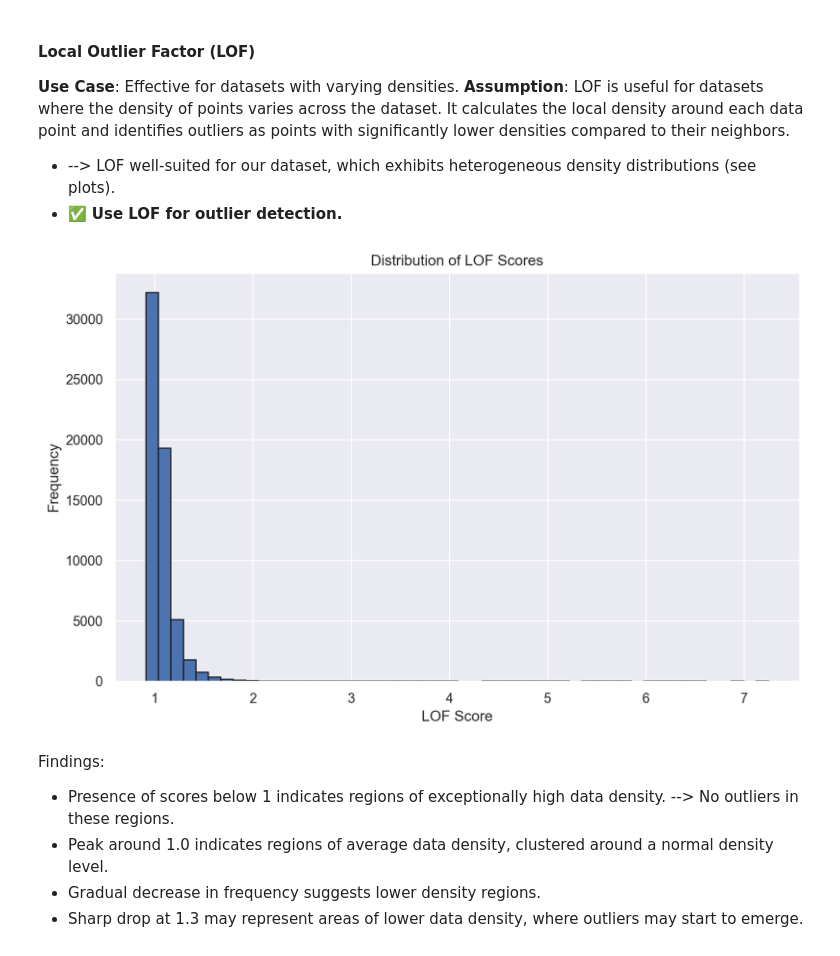
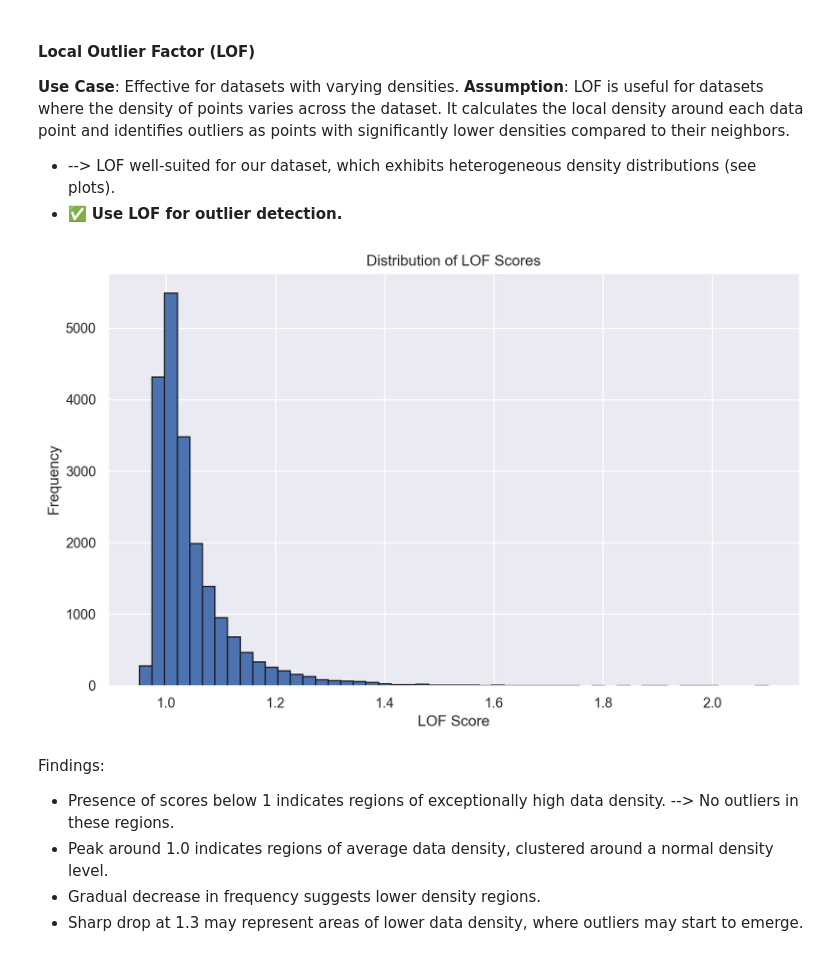
Before and after one commit to nina-prog/damage-propagation-modeling, a Jupyter notebook: notebooks/240512_nina_data_preprocessing.ipynb, the cells around one changed output. Cells and saved outputs as stored; diff of their text form; code cells hidden in the pictures.

Commit message:
Refactor data cleaning

```diff
--- a/notebooks/240512_nina_data_preprocessing.ipynb
+++ b/notebooks/240512_nina_data_preprocessing.ipynb
@@ -185,5 +112,9 @@ missing_features
 train_data.drop(missing_features, axis=1, inplace=True)
 test_data.drop(missing_features, axis=1, inplace=True)
+# %%
+# impute the remaining missing values using interpolation (splines)
+train_data.interpolate(method='spline', order=3, inplace=True)
+test_data.interpolate(method='spline', order=3, inplace=True)
 # %% [markdown]
 ### Handle Single Unique Values
 # %%
@@ -375,21 +248,21 @@ Original DataFrame shape: (61249, 24), Resulting DataFrame shape: (61249, 24)
 # %%
 # fit LOF model
 lof = LocalOutlierFactor(n_neighbors=20, contamination=0.05)  # Adjust parameters as needed
-lof.fit(X_train)
+lof.fit(train_data.drop(['UnitNumber', 'Cycle'], axis=1))
 
 # calc LOF scores
 lof_scores = -lof.negative_outlier_factor_
 
 # plot
 plt.figure(figsize=(10, 6))
 plt.hist(lof_scores, bins=50, edgecolor='k')
 plt.xlabel('LOF Score')
 plt.ylabel('Frequency')
 plt.title('Distribution of LOF Scores')
 plt.grid(True)
 plt.show()
 # %% [output]
-[figure, old version]
+[figure, new version]
 # %% [markdown]
 Findings:
 * Presence of scores below 1 indicates regions of exceptionally high data density. --> No outliers in these regions.
```
Also changed, not shown: parts of 59 cells of this notebook, 1 other file.
